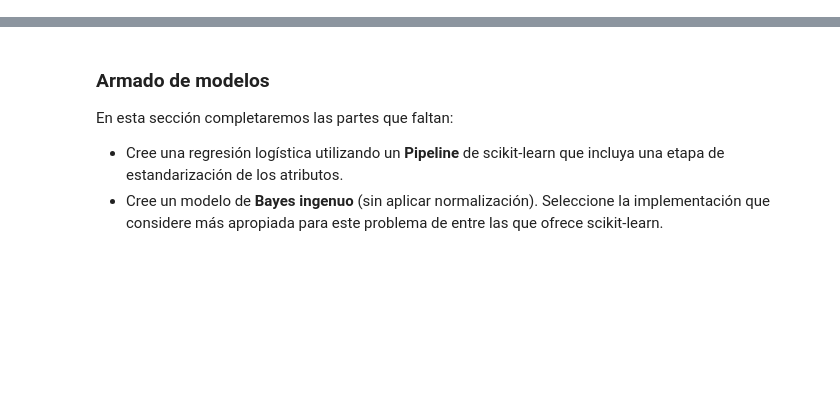
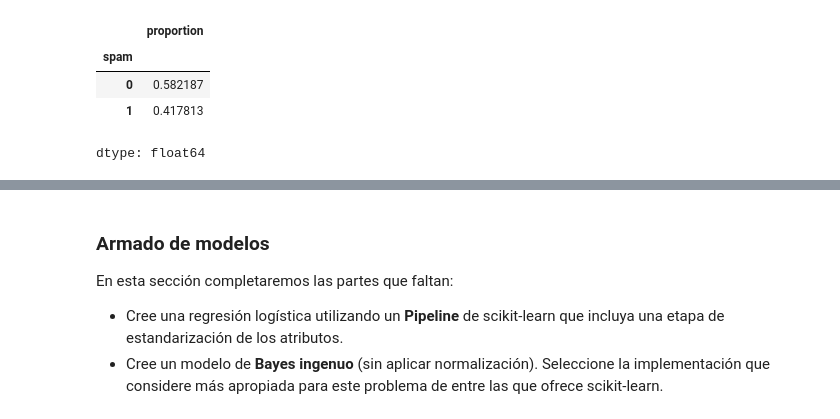
Before and after one commit to AlejoCNYT/intro_ia, a Jupyter notebook: clase6/exercise/spam.ipynb, the cells around one changed output, grey strips where cells are left out. Drawn from its saved outputs; the diff is of its cells as text; code cells hidden in the pictures; blank space fills up the shorter version.

```diff
--- a/clase6/exercise/spam.ipynb
+++ b/clase6/exercise/spam.ipynb
@@ -72 +80,9 @@ memory usage: 1.9 MB
+# %%
+y_test.value_counts(normalize=True)
+# %% [output]
+|  | proportion |
+| spam |  |
+| 0 | 0.582187 |
+| 1 | 0.417813 |
+dtype: float64
 # %%
```
Also changed, not shown: parts of 82 cells of this notebook.
